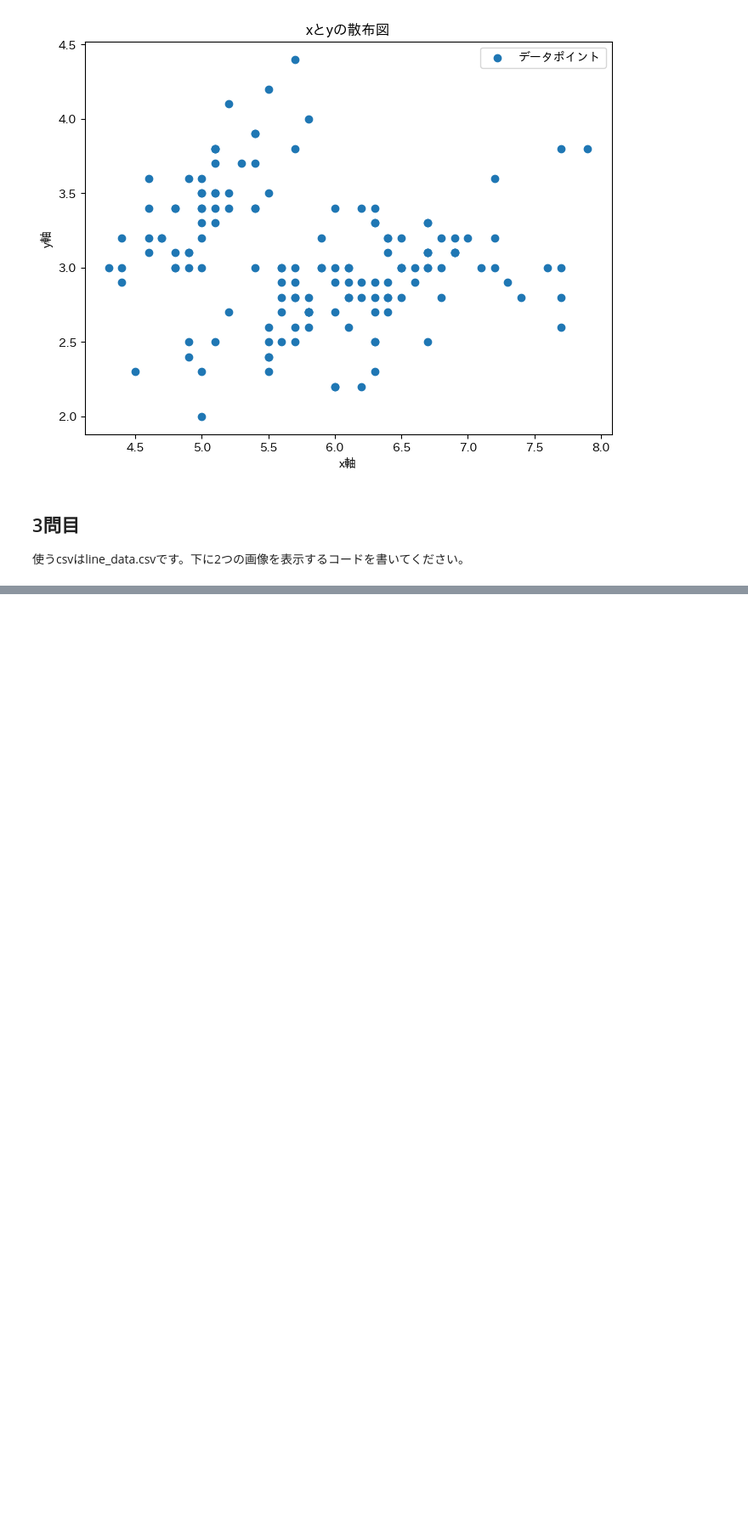
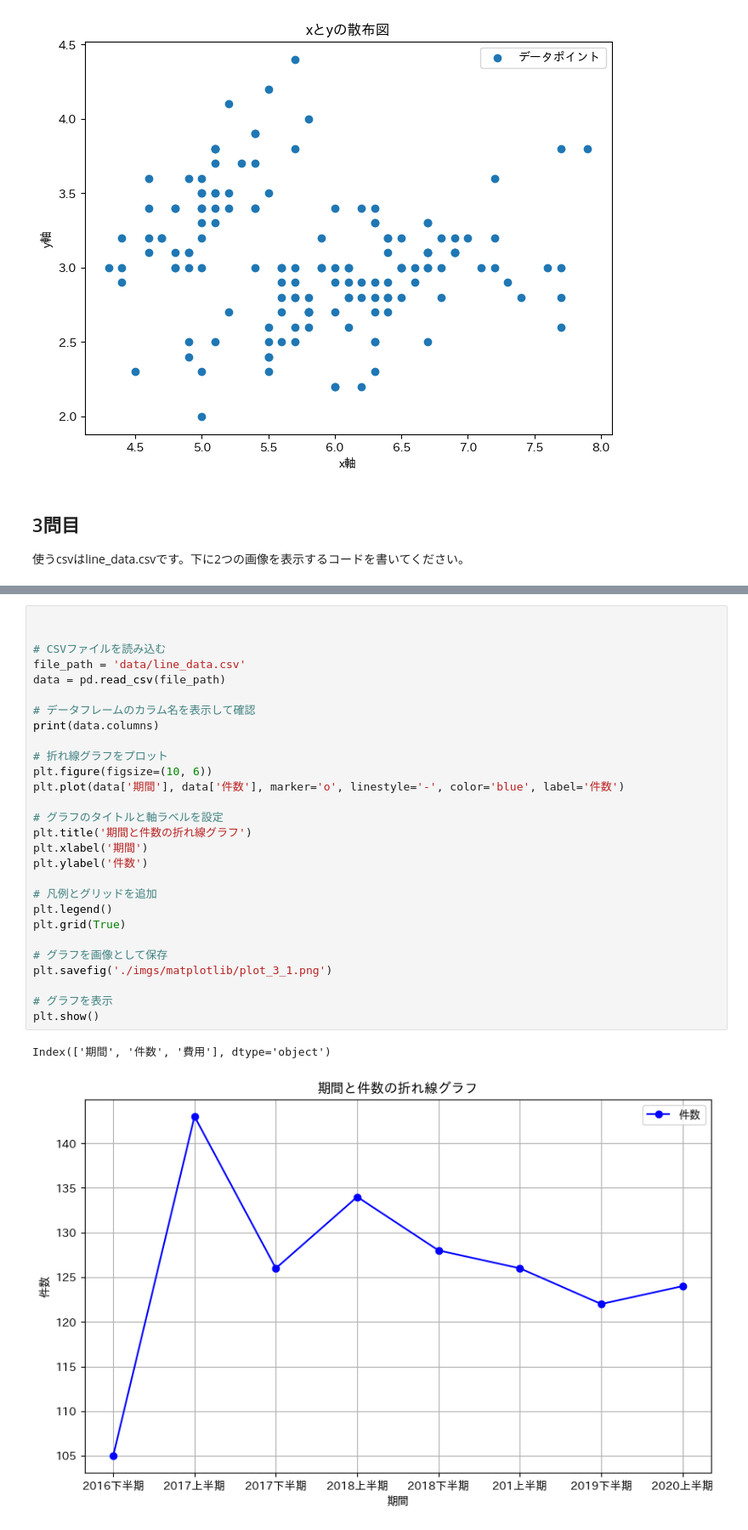
Before and after one commit to LeoMassy/BasicPython, a Jupyter notebook: matplotlib_exercise.ipynb, the cells around one changed output, grey strips where cells are left out. Shown: that part at 85% size. Drawn from its saved outputs; the diff is of its cells as text; blank space fills up the shorter version.

Commit message:
matplotlib解答

```diff
--- a/matplotlib_exercise.ipynb
+++ b/matplotlib_exercise.ipynb
@@ -68,5 +68,36 @@ Index(['length (cm)', 'width (cm)', 'class'], dtype='object')
 使うcsvはline_data.csvです。下に2つの画像を表示するコードを書いてください。
 # %% [markdown]
 ![問3_1](./imgs/matplotlib/plot_3_1.png)
+# %%
+
+
+# CSVファイルを読み込む
+file_path = 'data/line_data.csv'
+data = pd.read_csv(file_path)
+
+# データフレームのカラム名を表示して確認
+print(data.columns)
+
+# 折れ線グラフをプロット
+plt.figure(figsize=(10, 6))
+plt.plot(data['期間'], data['件数'], marker='o', linestyle='-', color='blue', label='件数')
+
+# グラフのタイトルと軸ラベルを設定
+plt.title('期間と件数の折れ線グラフ')
+plt.xlabel('期間')
+plt.ylabel('件数')
+
+# 凡例とグリッドを追加
+plt.legend()
+plt.grid(True)
+
+# グラフを画像として保存
+plt.savefig('./imgs/matplotlib/plot_3_1.png')
+
+# グラフを表示
+plt.show()
+# %% [output]
+Index(['期間', '件数', '費用'], dtype='object')
+[figure, added]
 # %% [markdown]
 ![問3_2](./imgs/matplotlib/plot_3_2.png)
```
Also changed, not shown: parts of 1 cell of this notebook, 2 other files.
